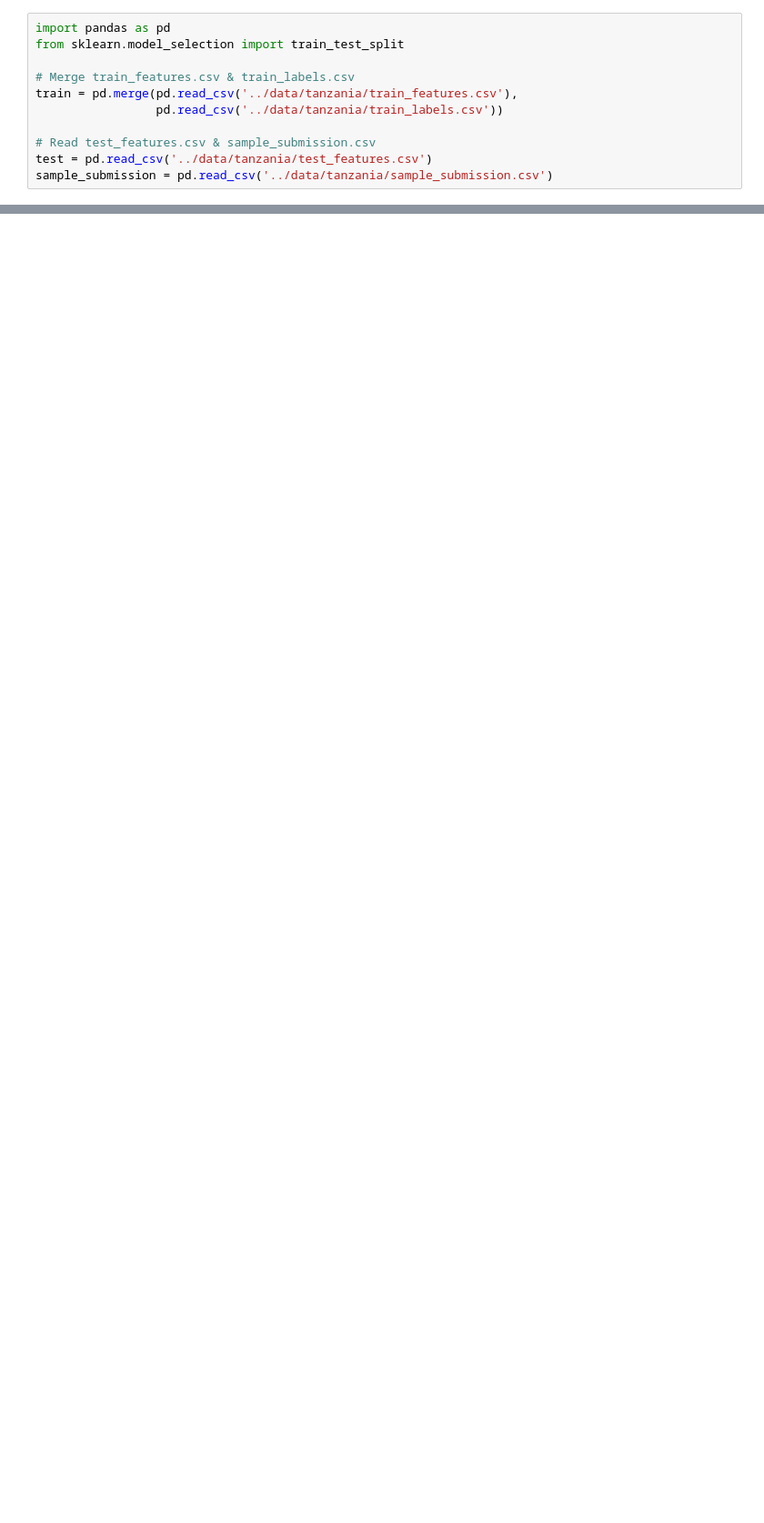
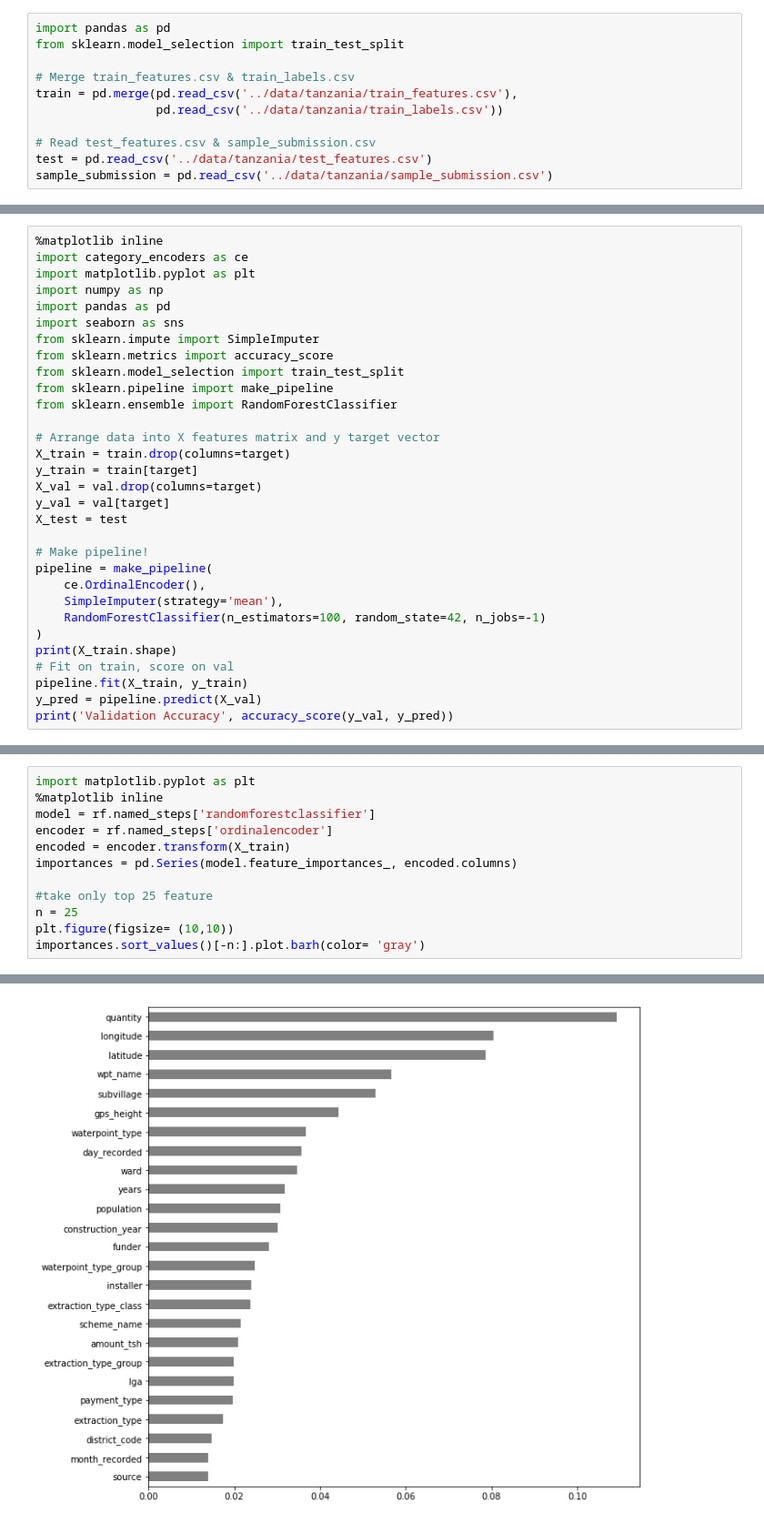
Before and after one commit to bloominstituteoftechnology/DS-Unit-2-Kaggle-Challenge, a Jupyter notebook: module2/assignment_kaggle_challenge_2.ipynb, the cells around one changed output, grey strips where cells are left out. Shown at 91% size. Cells and saved outputs as stored; diff of their text form; blank space fills up the shorter version.

```diff
--- a/module2/assignment_kaggle_challenge_2.ipynb
+++ b/module2/assignment_kaggle_challenge_2.ipynb
@@ -83,0 +203,31 @@ sample_submission = pd.read_csv('../data/tanzania/sample_submission.csv')
+# %%
+%matplotlib inline
+import category_encoders as ce
+import matplotlib.pyplot as plt
+import numpy as np
+import pandas as pd
+import seaborn as sns
+from sklearn.impute import SimpleImputer
+from sklearn.metrics import accuracy_score
+from sklearn.model_selection import train_test_split
+from sklearn.pipeline import make_pipeline
+from sklearn.ensemble import RandomForestClassifier
+
+# Arrange data into X features matrix and y target vector
+X_train = train.drop(columns=target)
+y_train = train[target]
+X_val = val.drop(columns=target)
+y_val = val[target]
+X_test = test
+
+# Make pipeline!
+pipeline = make_pipeline(
+    ce.OrdinalEncoder(),
+    SimpleImputer(strategy='mean'),
+    RandomForestClassifier(n_estimators=100, random_state=42, n_jobs=-1)
+)
+print(X_train.shape)
+# Fit on train, score on val
+pipeline.fit(X_train, y_train)
+y_pred = pipeline.predict(X_val)
+print('Validation Accuracy', accuracy_score(y_val, y_pred))
@@ -83,0 +247,13 @@ sample_submission = pd.read_csv('../data/tanzania/sample_submission.csv')
+# %%
+import matplotlib.pyplot as plt
+%matplotlib inline
+model = rf.named_steps['randomforestclassifier']
+encoder = rf.named_steps['ordinalencoder']
+encoded = encoder.transform(X_train)
+importances = pd.Series(model.feature_importances_, encoded.columns)
+
+#take only top 25 feature
+n = 25
+plt.figure(figsize= (10,10))
+importances.sort_values()[-n:].plot.barh(color= 'gray')
+# %% [output]
@@ -83,0 +261 @@ sample_submission = pd.read_csv('../data/tanzania/sample_submission.csv')
+[figure, added]
```
Also changed, not shown: parts of 15 cells of this notebook.
